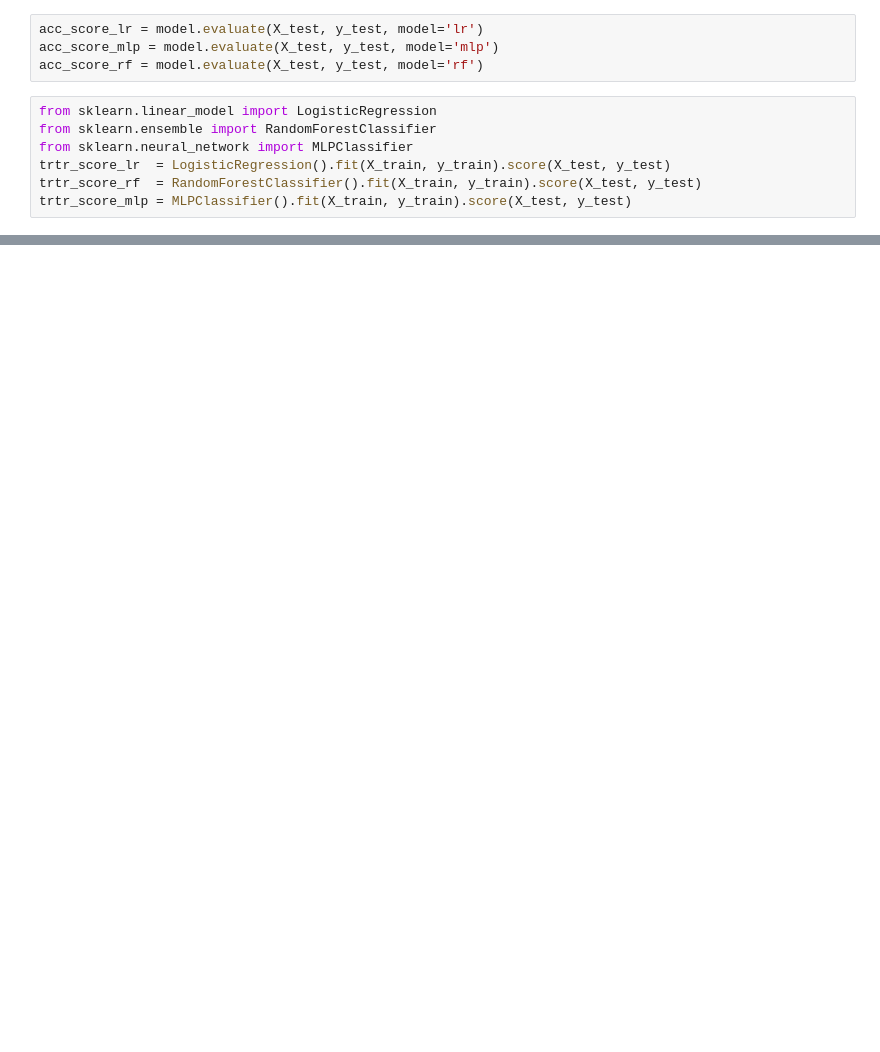
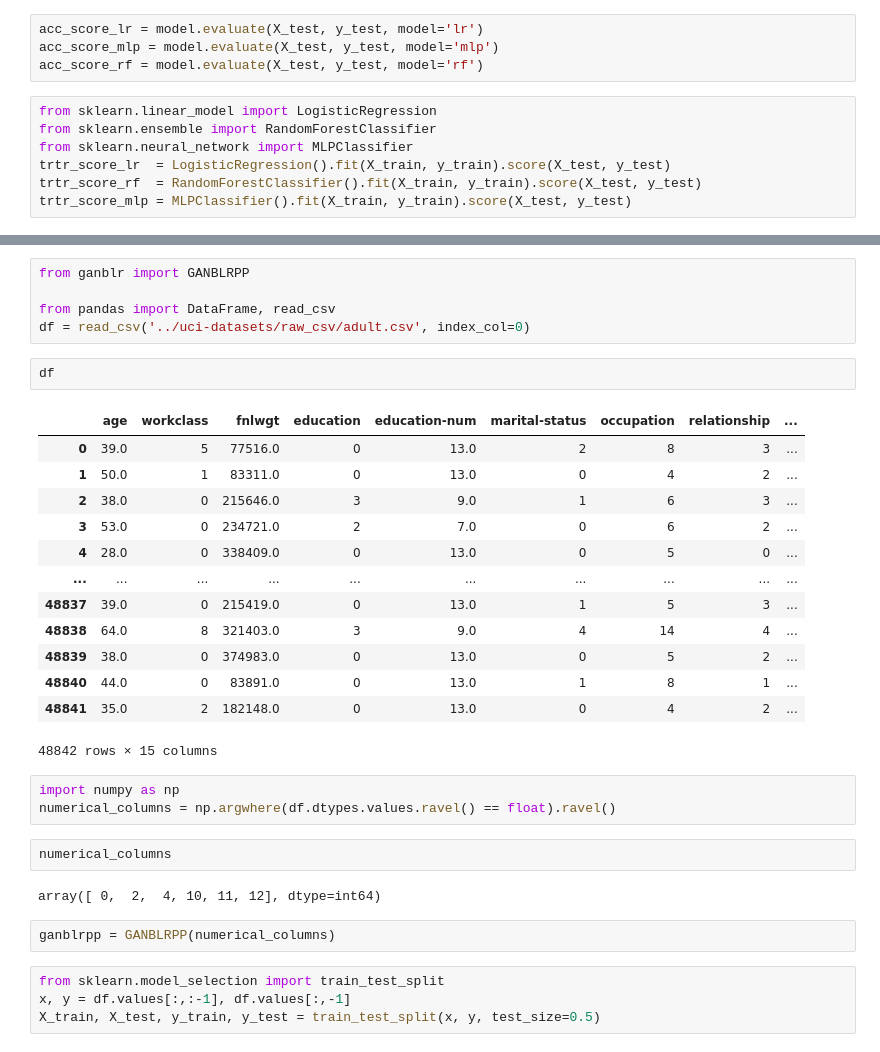
Before and after one commit to tulip-lab/ganblr, a Jupyter notebook: usage_example.ipynb, the cells around one changed output, grey strips where cells are left out. Drawn from its saved outputs; the diff is of its cells as text; blank space fills up the shorter version.

```diff
--- a/usage_example.ipynb
+++ b/usage_example.ipynb
@@ -84,0 +68,34 @@ df_evaluate
+# %%
+from ganblr import GANBLRPP
+
+from pandas import DataFrame, read_csv
+df = read_csv('../uci-datasets/raw_csv/adult.csv', index_col=0)
+# %%
+df
+# %% [output]
+|  | age | workclass | fnlwgt | education | education-num | marital-status | occupation | relationship | ... |
+| 0 | 39.0 | 5 | 77516.0 | 0 | 13.0 | 2 | 8 | 3 | ... |
+| 1 | 50.0 | 1 | 83311.0 | 0 | 13.0 | 0 | 4 | 2 | ... |
+| 2 | 38.0 | 0 | 215646.0 | 3 | 9.0 | 1 | 6 | 3 | ... |
+| 3 | 53.0 | 0 | 234721.0 | 2 | 7.0 | 0 | 6 | 2 | ... |
+| 4 | 28.0 | 0 | 338409.0 | 0 | 13.0 | 0 | 5 | 0 | ... |
+| ... | ... | ... | ... | ... | ... | ... | ... | ... | ... |
+| 48837 | 39.0 | 0 | 215419.0 | 0 | 13.0 | 1 | 5 | 3 | ... |
+| 48838 | 64.0 | 8 | 321403.0 | 3 | 9.0 | 4 | 14 | 4 | ... |
+| 48839 | 38.0 | 0 | 374983.0 | 0 | 13.0 | 0 | 5 | 2 | ... |
+| 48840 | 44.0 | 0 | 83891.0 | 0 | 13.0 | 1 | 8 | 1 | ... |
+| 48841 | 35.0 | 2 | 182148.0 | 0 | 13.0 | 0 | 4 | 2 | ... |
+48842 rows × 15 columns
+# %%
+import numpy as np
+numerical_columns = np.argwhere(df.dtypes.values.ravel() == float).ravel()
+# %%
+numerical_columns
+# %% [output]
+array([ 0,  2,  4, 10, 11, 12], dtype=int64)
+# %%
+ganblrpp = GANBLRPP(numerical_columns)
+# %%
+from sklearn.model_selection import train_test_split
+x, y = df.values[:,:-1], df.values[:,-1]
+X_train, X_test, y_train, y_test = train_test_split(x, y, test_size=0.5)
```
Also changed, not shown: parts of 6 cells of this notebook.
